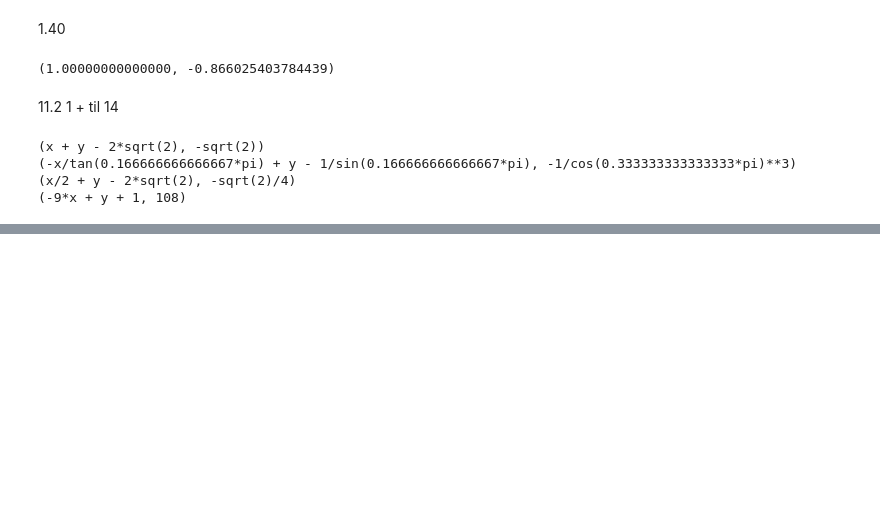
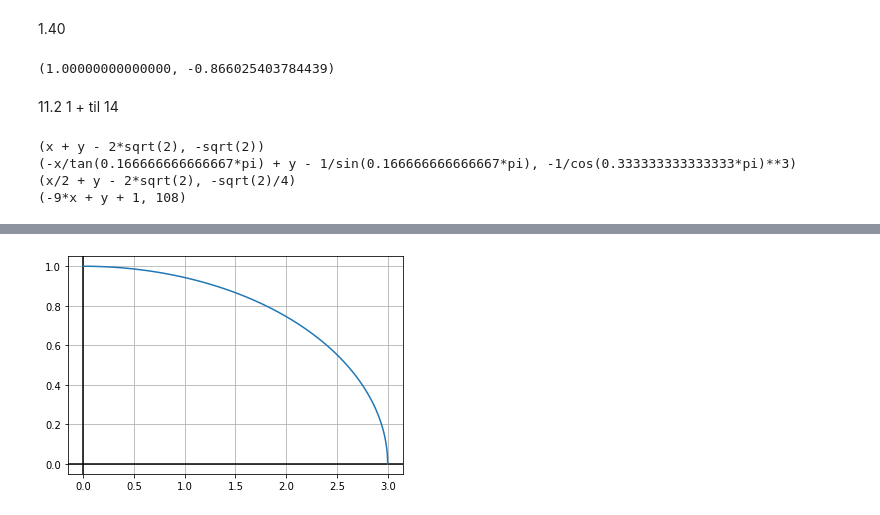
Before and after one commit to 8wgf3b/books, a Jupyter notebook: thomas_calculus_multivariable/11.ipynb, the cells around one changed output, grey strips where cells are left out. Saved outputs shown, nothing was run; the diff lists cells and outputs as text; code cells hidden in the pictures; blank space fills up the shorter version.

```diff
--- a/thomas_calculus_multivariable/11.ipynb
+++ b/thomas_calculus_multivariable/11.ipynb
@@ -48,0 +106,4 @@ for p in probs:
+# %%
+graph(3 * smp.cos(t), smp.sin(t), 0, 0.5 * np.pi)
+# %% [output]
+[figure, added]
```
Also changed, not shown: parts of 12 cells of this notebook.
